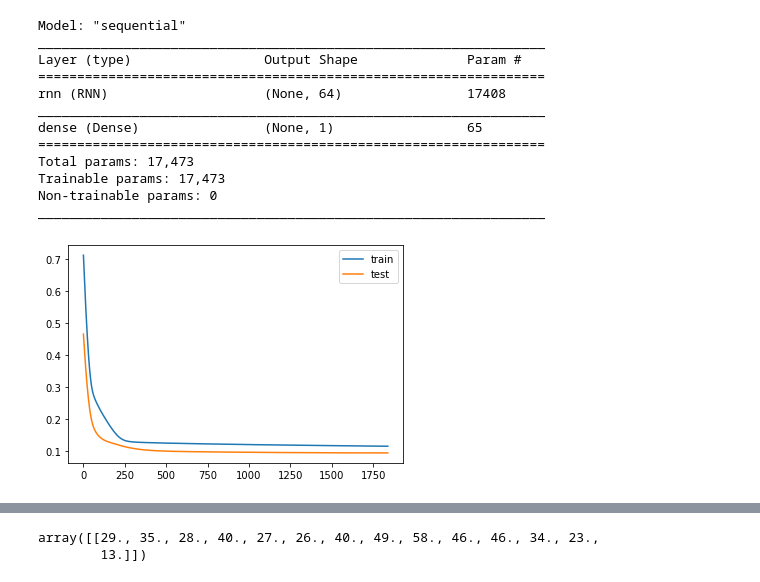
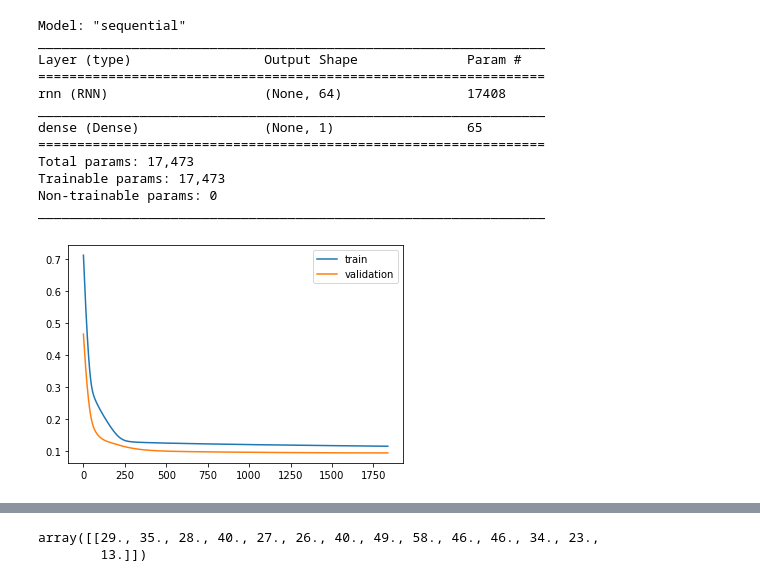
Before and after one commit to MarwaMohammad/accident_forecasting_using_LSTM, a Jupyter notebook: Insgesamt_Accidents_Analysis_and_Modeling.ipynb, the cells around one changed output, grey strips where cells are left out. Drawn from its saved outputs; the diff is of its cells as text; code cells hidden in the pictures.

```diff
--- a/Insgesamt_Accidents_Analysis_and_Modeling.ipynb
+++ b/Insgesamt_Accidents_Analysis_and_Modeling.ipynb
@@ -414,10 +370,10 @@ Non-trainable params: 0
 _________________________________________________________________
 # %%
 plt.plot(history.history['loss'], label='train')
-plt.plot(history.history['val_loss'], label='test')
+plt.plot(history.history['val_loss'], label='validation')
 plt.legend();
 # %% [output]
-[figure, old version]
+[figure, new version]
 # %%
 y_predict = model.predict(xs_test)
 # %%
```
Also changed, not shown: parts of 20 cells of this notebook, 4 other files.
